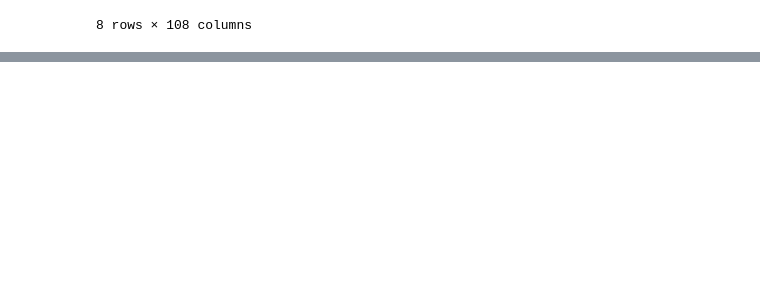
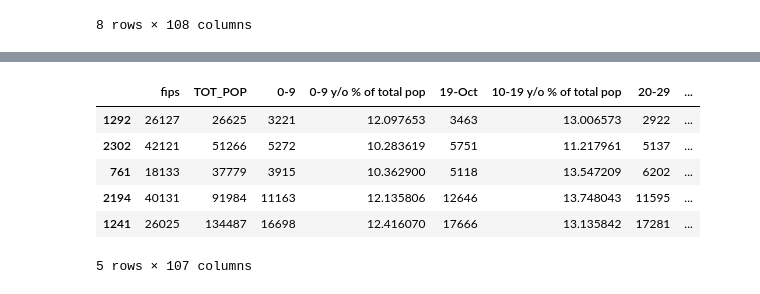
Before and after one commit to 4GeeksAcademy/Kurganova_REGULARIZED-LINEAR-REG, a Jupyter notebook: src/explore.ipynb, the cells around one changed output, grey strips where cells are left out. Drawn from its saved outputs; the diff is of its cells as text; code cells hidden in the pictures; blank space fills up the shorter version.

```diff
--- a/src/explore.ipynb
+++ b/src/explore.ipynb
@@ -189,0 +205,19 @@ plt.show()
+# %%
+from sklearn.model_selection import train_test_split
+
+# Dividimos el conjunto de datos en muestras de train y test
+numeric_columns.remove("Heart disease_number")
+
+X = raw_ds.drop("Heart disease_number", axis=1)[numeric_columns]
+y = raw_ds["Heart disease_number"]
+
+X_train, X_test, y_train, y_test = train_test_split(X, y, test_size = 0.2, random_state = 42)
+X_train.head()
+# %% [output]
+|  | fips | TOT_POP | 0-9 | 0-9 y/o % of total pop | 19-Oct | 10-19 y/o % of total pop | 20-29 | ... |
+| 1292 | 26127 | 26625 | 3221 | 12.097653 | 3463 | 13.006573 | 2922 | ... |
+| 2302 | 42121 | 51266 | 5272 | 10.283619 | 5751 | 11.217961 | 5137 | ... |
+| 761 | 18133 | 37779 | 3915 | 10.362900 | 5118 | 13.547209 | 6202 | ... |
+| 2194 | 40131 | 91984 | 11163 | 12.135806 | 12646 | 13.748043 | 11595 | ... |
+| 1241 | 26025 | 134487 | 16698 | 12.416070 | 17666 | 13.135842 | 17281 | ... |
+5 rows × 107 columns
```
Also changed, not shown: parts of 10 cells of this notebook.
